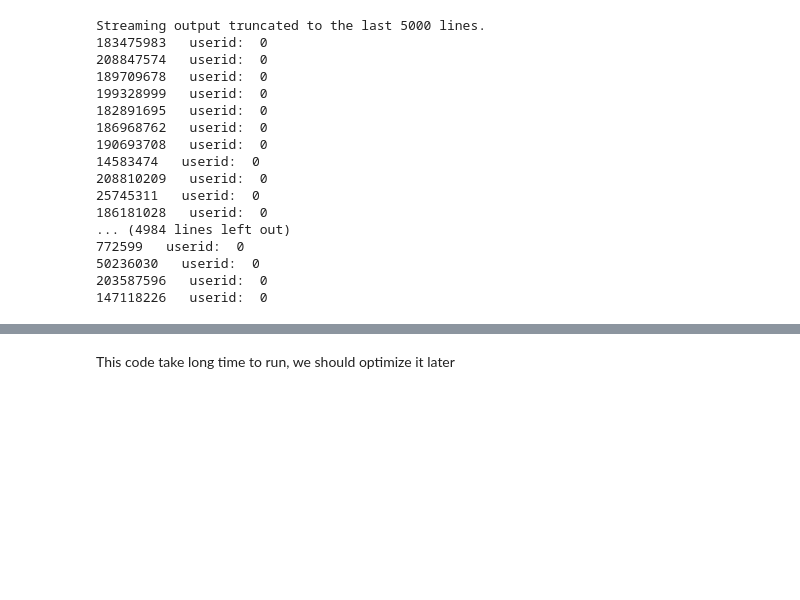
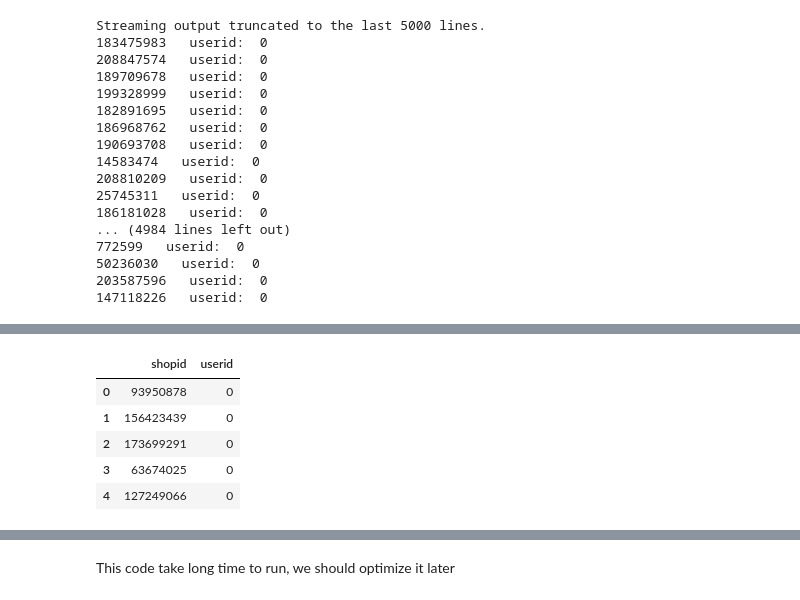
Before and after one commit to lhmtri18/analysis_ml_dl_python, a Jupyter notebook: order_brush_shopee_code_league.ipynb, the cells around one changed output, grey strips where cells are left out. Cells and saved outputs as stored; diff of their text form; code cells hidden in the pictures; blank space fills up the shorter version.

```diff
--- a/order_brush_shopee_code_league.ipynb
+++ b/order_brush_shopee_code_league.ipynb
@@ -143,0 +188,9 @@ Streaming output truncated to the last 5000 lines.
+# %%
+final_res.head()
+# %% [output]
+|  | shopid | userid |
+| 0 | 93950878 | 0 |
+| 1 | 156423439 | 0 |
+| 2 | 173699291 | 0 |
+| 3 | 63674025 | 0 |
+| 4 | 127249066 | 0 |
```
Also changed, not shown: parts of 14 cells of this notebook.
